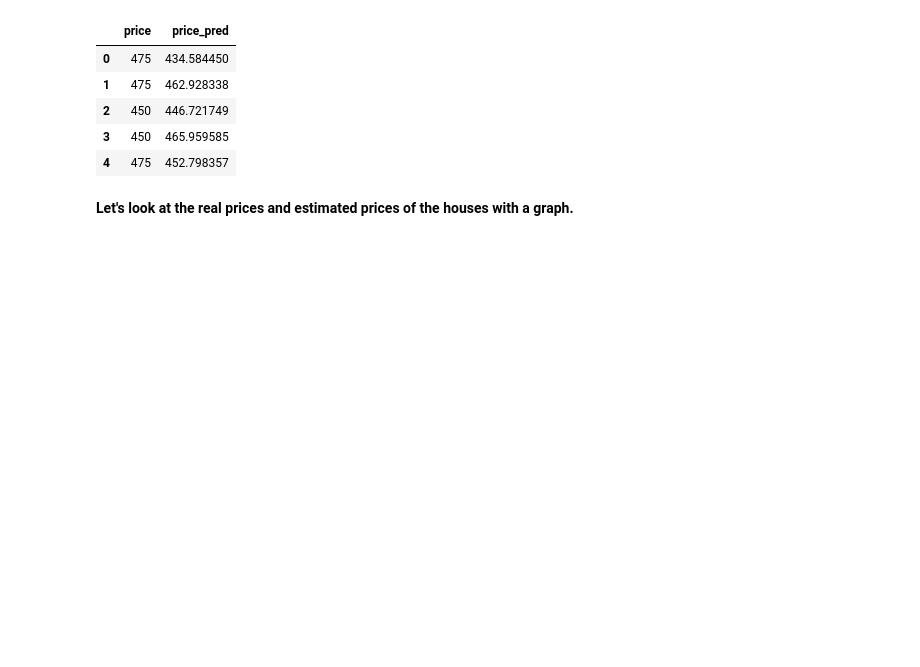
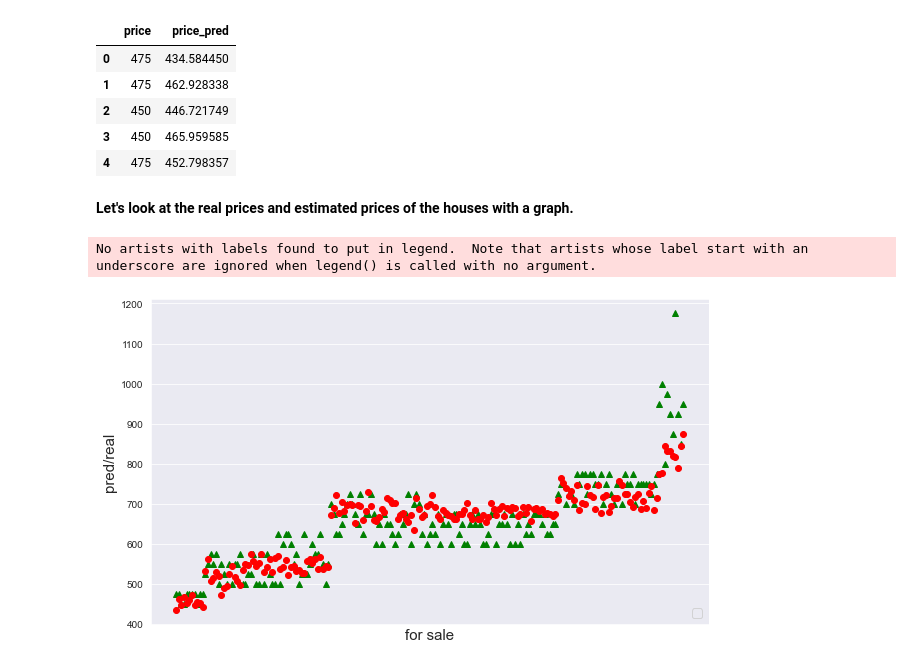
Before and after one commit to batuhanmtl/Machine-Learning, a Jupyter notebook: Supervised Learning/Model Regularization/Regularization.ipynb, the cells around one changed output. Drawn from its saved outputs; the diff is of its cells as text; code cells hidden in the pictures; blank space fills up the shorter version.

```diff
--- a/Supervised Learning/Model Regularization/Regularization.ipynb
+++ b/Supervised Learning/Model Regularization/Regularization.ipynb
@@ -446,3 +446,16 @@ df[['price','price_pred']].head()
 | 4 | 475 | 452.798357 |
 # %% [markdown]
 <b>Let's look at the real prices and estimated prices of the houses with a graph.
+# %%
+plt.figure(figsize=(10,6))
+plt.xticks(df['price'],df.index.values) # Location, labels
+plt.plot(df['price'],'g^')
+plt.xticks(df['price_pred'],df.index.values)
+plt.plot(df['price_pred'],'ro')
+plt.xlabel('for sale',fontsize=15)
+plt.ylabel('pred/real',fontsize=15)
+plt.legend(fontsize=13,loc='lower right')
+plt.show()
+# %% [output]
+No artists with labels found to put in legend.  Note that artists whose label start with an underscore are ignored when legend() is called with no argument.
+[figure, added]
```
